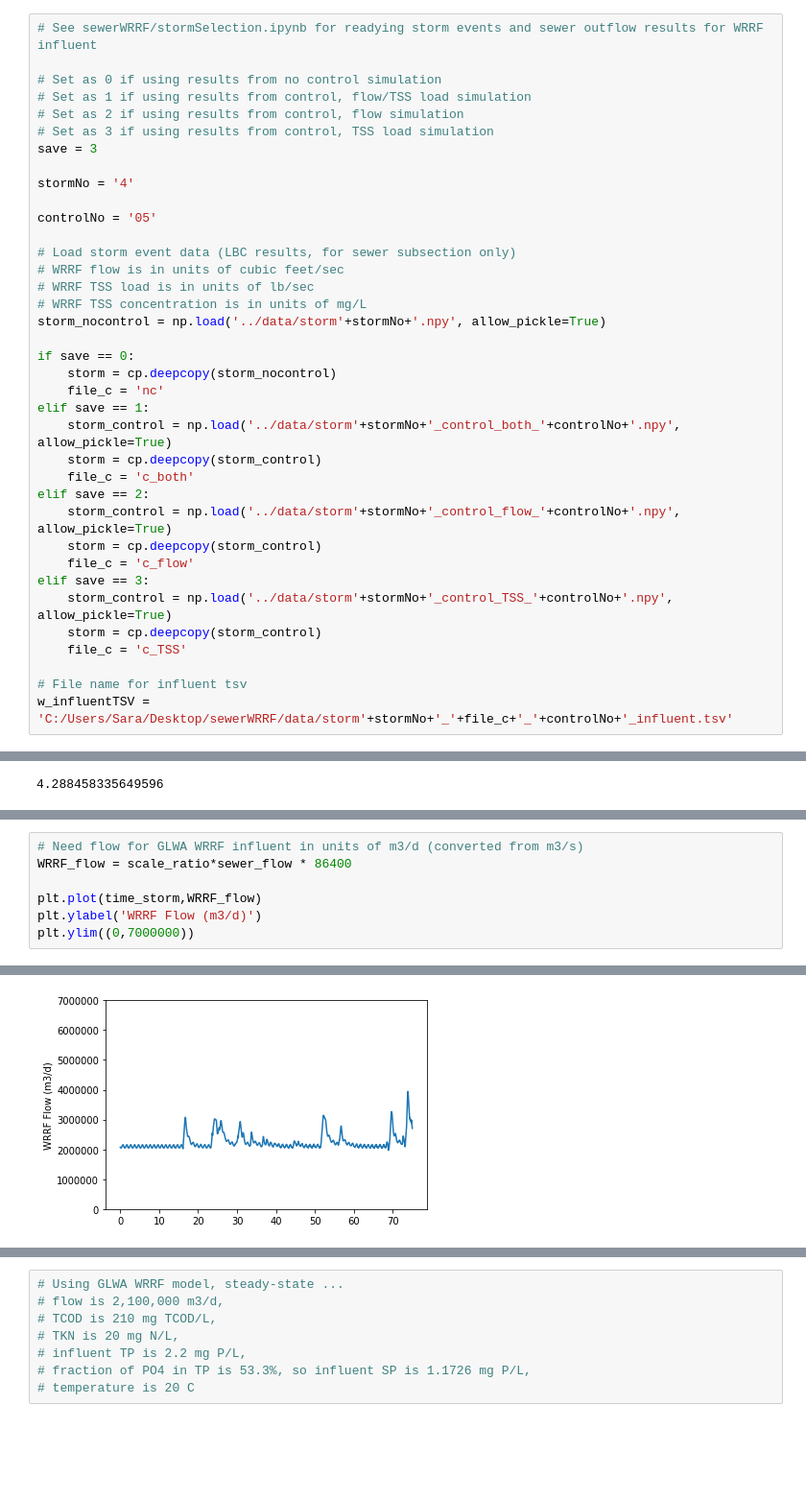
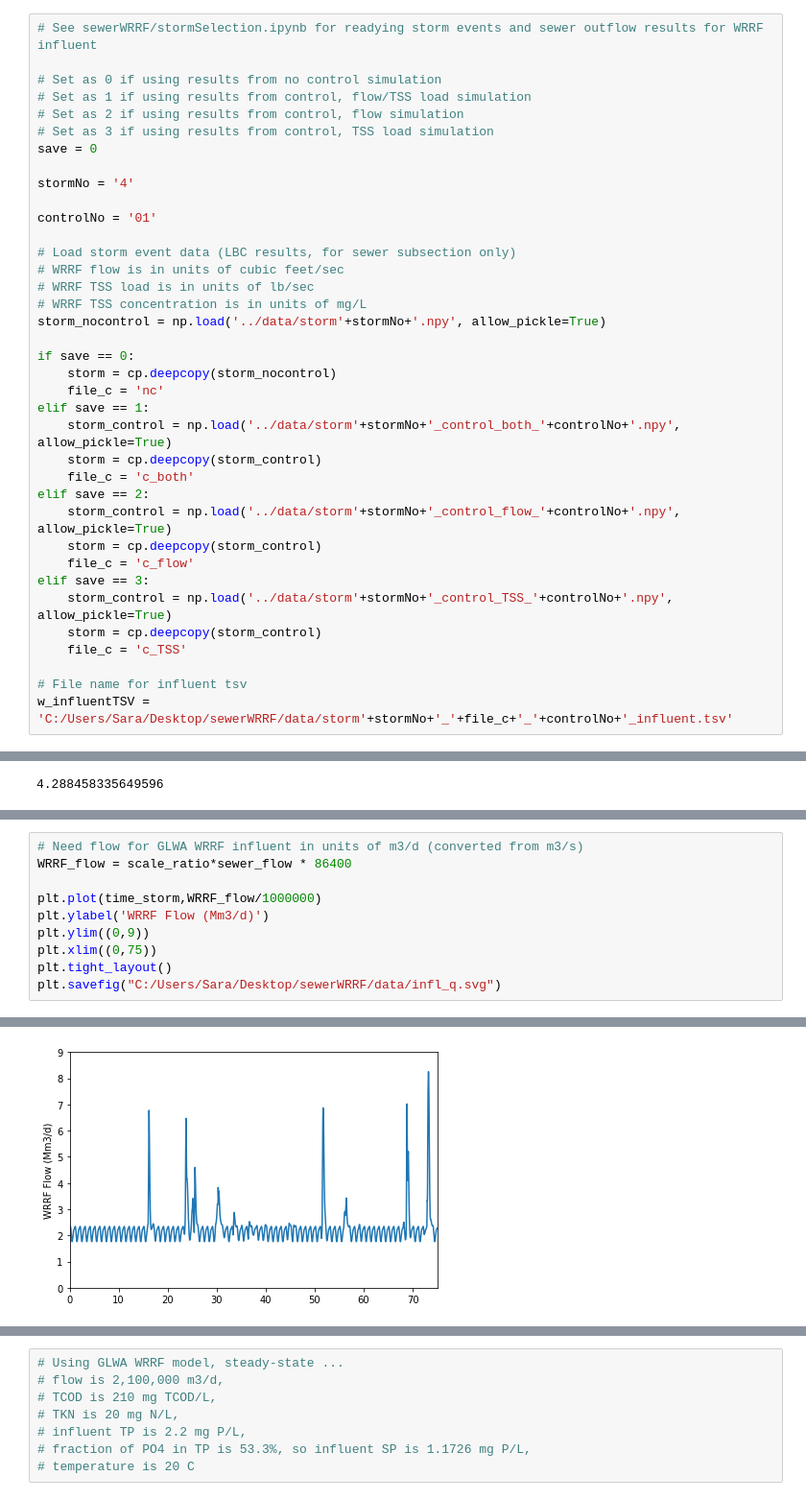
Before and after one commit to stroutm/sewerWRRF, a Jupyter notebook: SumoPythonPractice/Scaleinflow_sewerWRRF.ipynb, the cells around one changed output, grey strips where cells are left out. Shown at 96% size. Drawn from its saved outputs; the diff is of its cells as text; blank space fills up the shorter version.

```diff
--- a/SumoPythonPractice/Scaleinflow_sewerWRRF.ipynb
+++ b/SumoPythonPractice/Scaleinflow_sewerWRRF.ipynb
@@ -10,11 +10,11 @@ import matplotlib.pyplot as plt
 # Set as 1 if using results from control, flow/TSS load simulation
 # Set as 2 if using results from control, flow simulation
 # Set as 3 if using results from control, TSS load simulation
-save = 3
+save = 0
 
 stormNo = '4'
 
-controlNo = '05'
+controlNo = '01'
 
 # Load storm event data (LBC results, for sewer subsection only)
 # WRRF flow is in units of cubic feet/sec
@@ -250,7 +256,10 @@ Text(0, 0.5, 'WRRF Flow (m3/s)')
 # Need flow for GLWA WRRF influent in units of m3/d (converted from m3/s)
 WRRF_flow = scale_ratio*sewer_flow * 86400
 
-plt.plot(time_storm,WRRF_flow)
-plt.ylabel('WRRF Flow (m3/d)')
-plt.ylim((0,7000000))
+plt.plot(time_storm,WRRF_flow/1000000)
+plt.ylabel('WRRF Flow (Mm3/d)')
+plt.ylim((0,9))
+plt.xlim((0,75))
+plt.tight_layout()
+plt.savefig("C:/Users/Sara/Desktop/sewerWRRF/data/infl_q.svg")
 # %% [output]
@@ -258,4 +266,4 @@ plt.ylim((0,7000000))
-[figure, old version]
+[figure, new version]
 # %%
 # TSS concentration for GLWA WRRF influent (same as that for sewer subsection since concentration)
 plt.plot(time_storm,WRRF_TSSConc)
```
Also changed, not shown: parts of 9 cells of this notebook, 3 other files.
